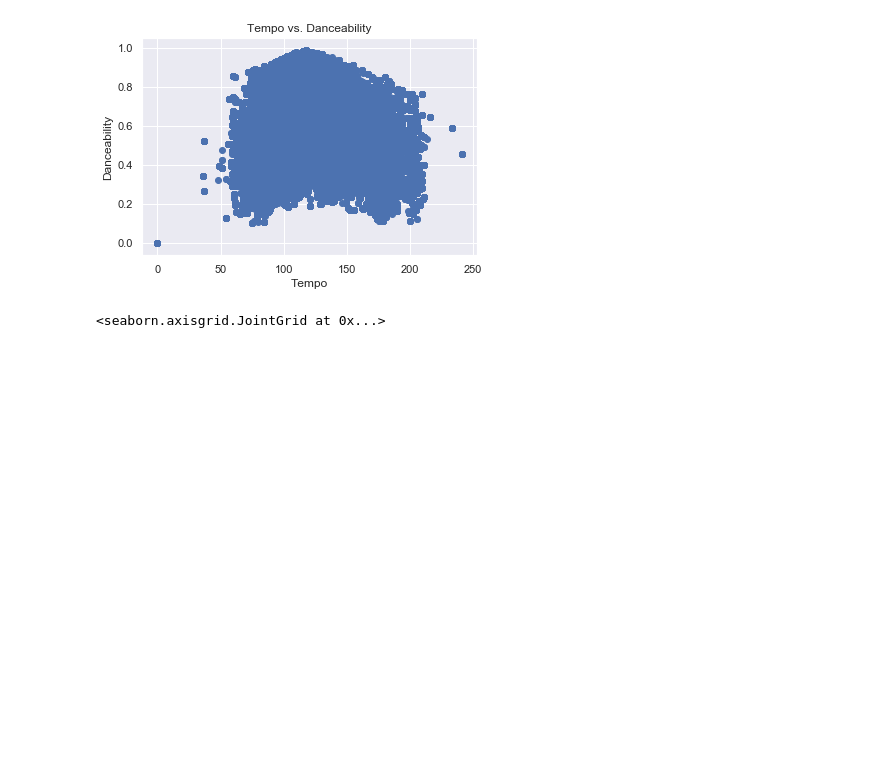
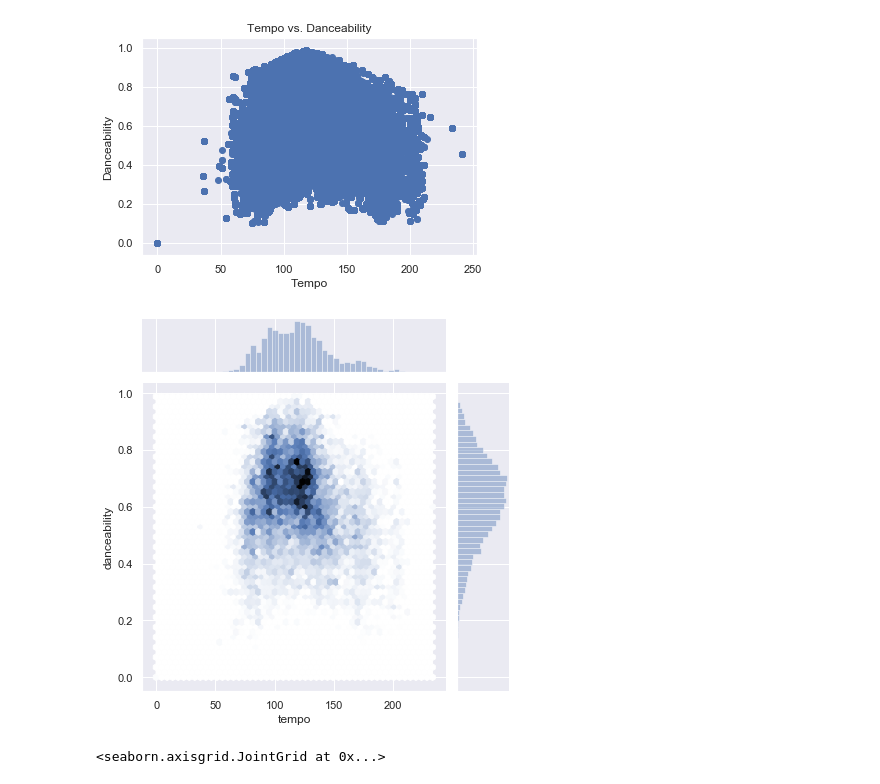
Before and after one commit to LRiceBall/Project-Group-5, a Jupyter notebook: start.ipynb, the cells around one changed output. Cells and saved outputs as stored; diff of their text form; code cells hidden in the pictures; blank space fills up the shorter version.

Commit message:
added visuals

```diff
--- a/start.ipynb
+++ b/start.ipynb
@@ -81,6 +81,12 @@ plt.xlabel("Tempo")
 plt.show();
 # %% [output]
 [figure]
+# %%
+top40= sns.jointplot(x="tempo", y="danceability", data=df2_top40_final, kind="hex")
+
+top40.savefig("top 40 danceability tempo.png")
+# %% [output]
+[figure, added]
 # %%
 
 sns.jointplot(x="tempo", y="danceability", data=df2, kind="hex")
```
Also changed, not shown: parts of 3 cells of this notebook, 2 other files.
